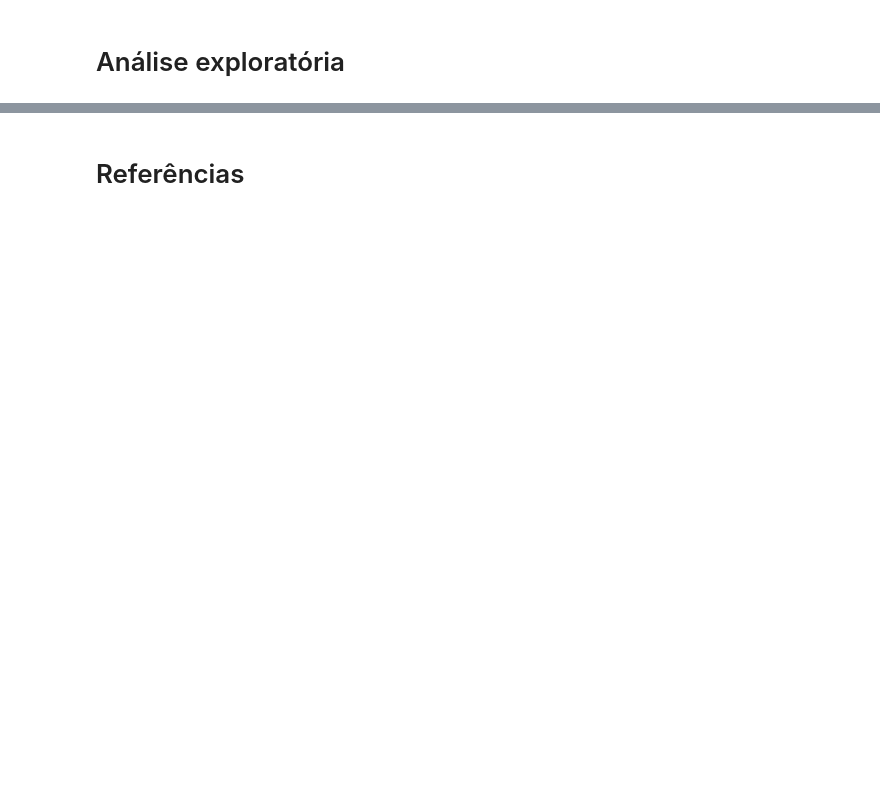
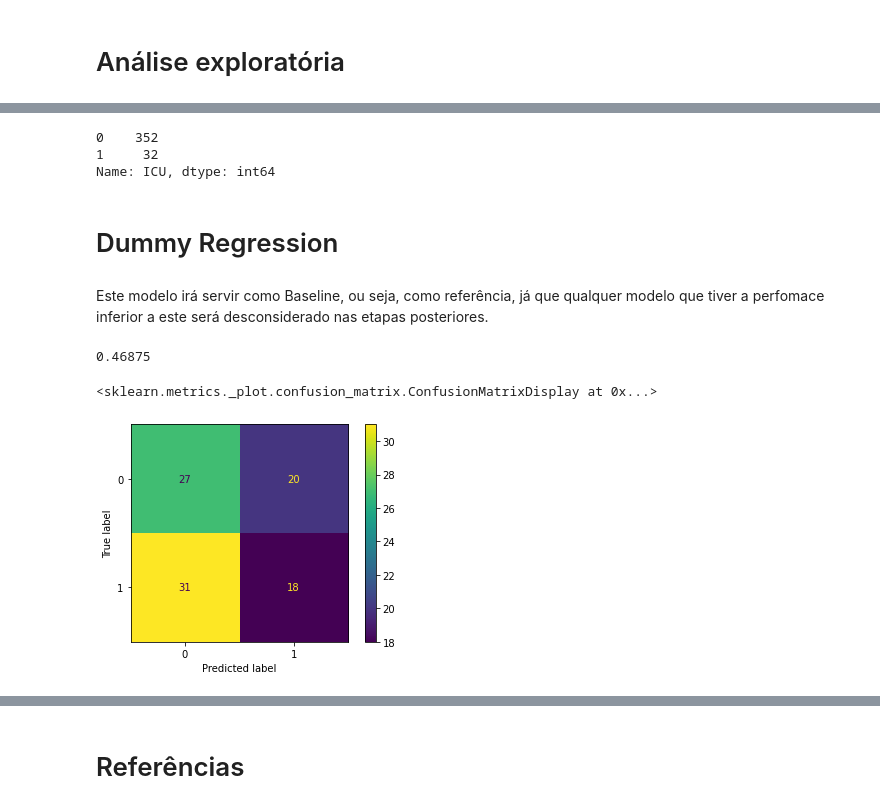
Before and after one commit to antoniodragoc/projeto_final_bootcamp_alura, a Jupyter notebook: projeto_final_v0.ipynb, the cells around one changed output, grey strips where cells are left out. Cells and saved outputs as stored; diff of their text form; code cells hidden in the pictures; blank space fills up the shorter version.

```diff
--- a/projeto_final_v0.ipynb
+++ b/projeto_final_v0.ipynb
@@ -41,0 +245,33 @@ dados = pd.read_excel(zf.open('Kaggle_Sirio_Libanes_ICU_Prediction.xlsx'))
+# %%
+dadosw2 = dados[dados['WINDOW']=='0-2']
+dadosw2['ICU'].value_counts()
+# %% [output]
+0    352
+1     32
+Name: ICU, dtype: int64
+# %% [markdown]
+# Dummy Regression
+# %% [markdown]
+Este modelo irá servir como Baseline, ou seja, como referência, já que qualquer modelo que tiver a perfomace inferior a este será desconsiderado nas etapas posteriores.
+# %%
+# Substituindo os valores de faixa etária por valores categóricos
+dados_limpos.AGE_PERCENTIL = dados_limpos.AGE_PERCENTIL.astype("category").cat.codes
+
+
+x_columns = dados.columns
+y = dados_limpos["ICU"]
+x = dados_limpos[x_columns].drop(["ICU","WINDOW"], axis=1)
+X_train, X_test, y_train, y_test = train_test_split(x, y, test_size = 1/4, stratify=y)
+
+modelo = DummyClassifier()
+modelo.fit(X_train, y_train)
+
+y_prediction = modelo.predict(X_test)
+accuracy_score(y_test, y_prediction)
+# %% [output]
+0.46875
+# %%
+plot_confusion_matrix(modelo, X_test, y_test)
+# %% [output]
+<sklearn.metrics._plot.confusion_matrix.ConfusionMatrixDisplay at 0x...>
+[figure, added]
```
Also changed, not shown: parts of 74 cells of this notebook.
